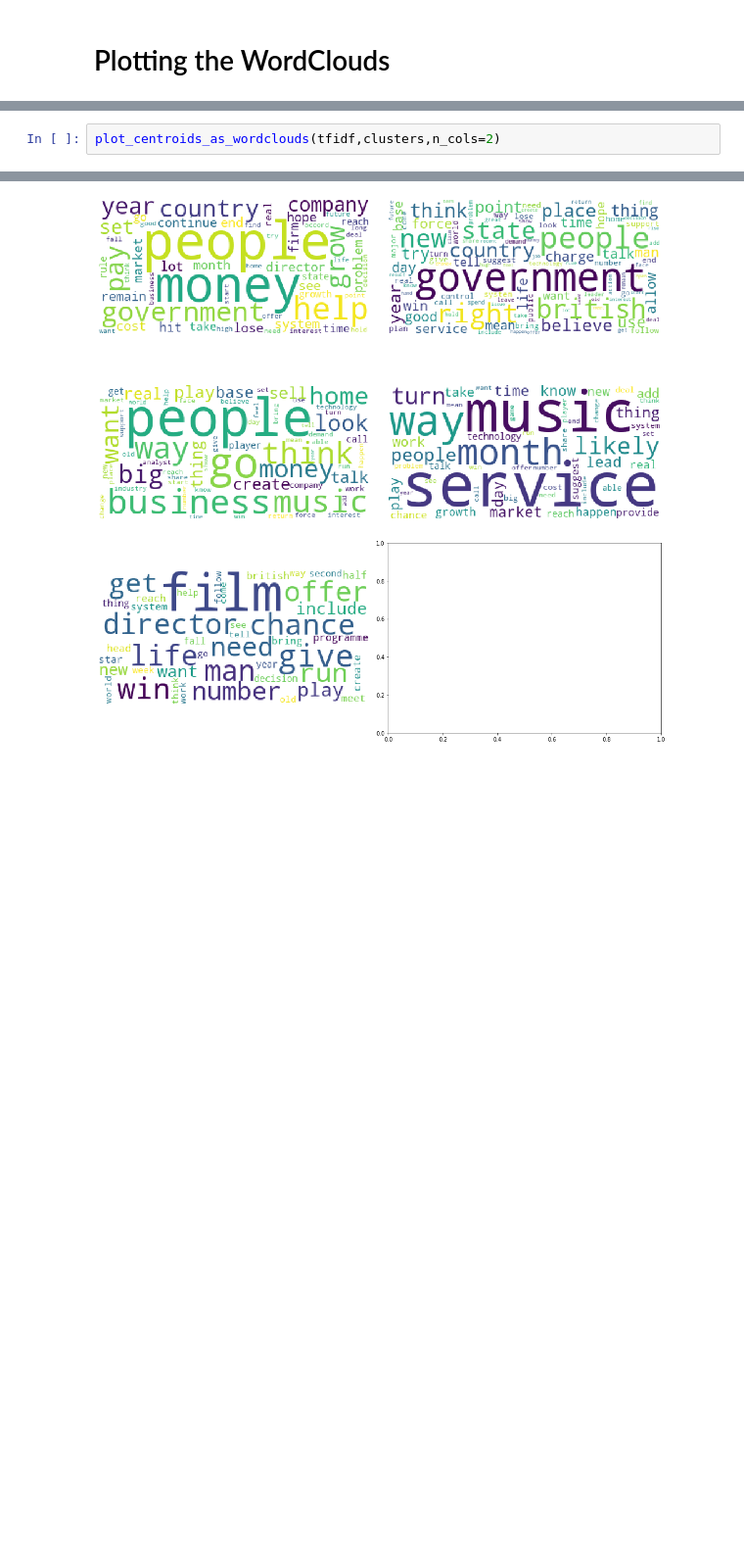
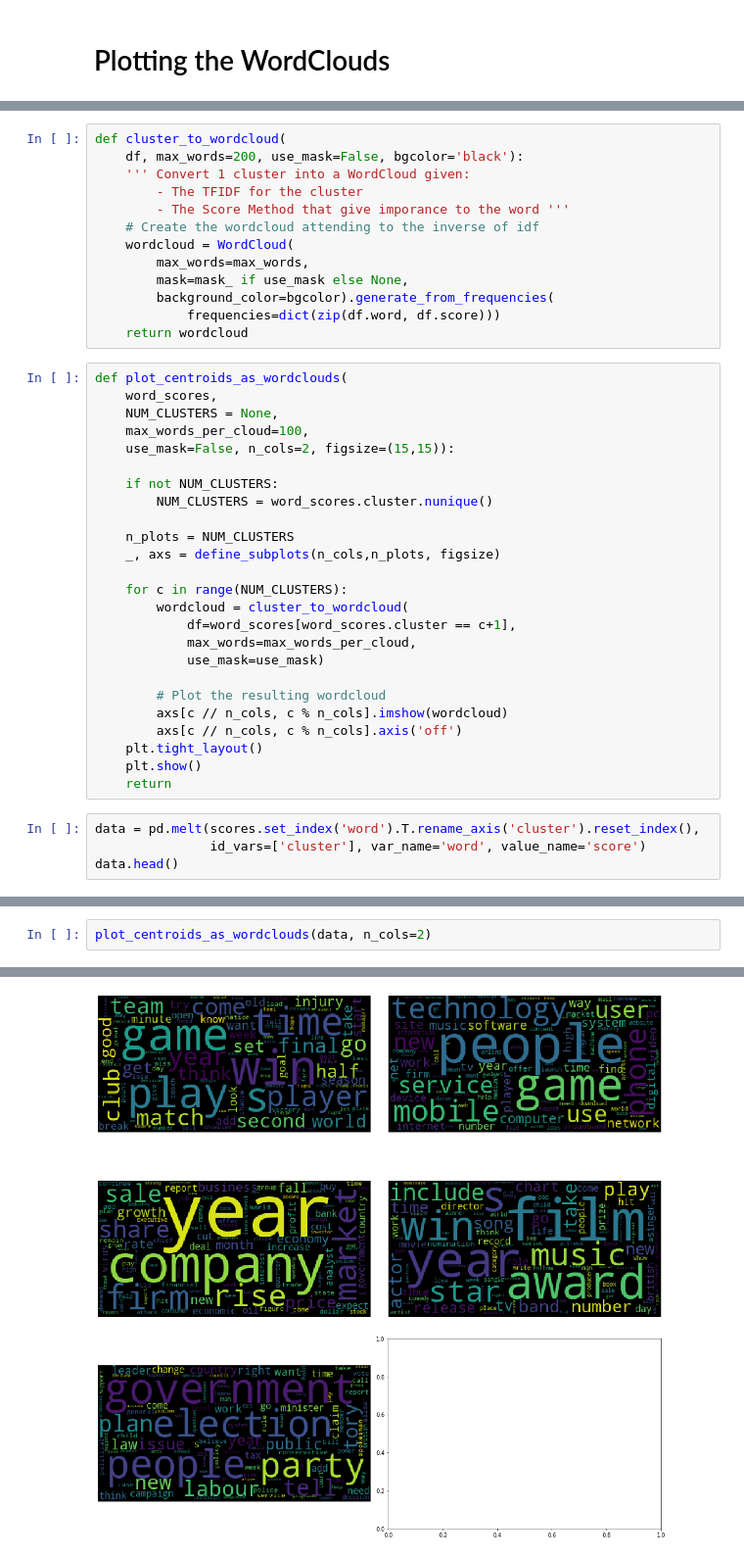
Before and after one commit to shanepeckham/NLP-1, a Jupyter notebook: Complementary_Courses/Document_Clustering/LDA.ipynb, the cells around one changed output, grey strips where cells are left out. Shown at 98% size. Drawn from its saved outputs; the diff is of its cells as text; blank space fills up the shorter version.

```diff
--- a/Complementary_Courses/Document_Clustering/LDA.ipynb
+++ b/Complementary_Courses/Document_Clustering/LDA.ipynb
@@ -435,0 +420,42 @@ def define_subplots(n_cols,n_plots,figsize=None):
+# %%
+def cluster_to_wordcloud(
+    df, max_words=200, use_mask=False, bgcolor='black'):
+    ''' Convert 1 cluster into a WordCloud given:
+        - The TFIDF for the cluster
+        - The Score Method that give imporance to the word '''
+    # Create the wordcloud attending to the inverse of idf
+    wordcloud = WordCloud(
+        max_words=max_words,
+        mask=mask_ if use_mask else None,
+        background_color=bgcolor).generate_from_frequencies(
+            frequencies=dict(zip(df.word, df.score)))
+    return wordcloud
+# %%
+def plot_centroids_as_wordclouds(
+    word_scores,
+    NUM_CLUSTERS = None,
+    max_words_per_cloud=100,
+    use_mask=False, n_cols=2, figsize=(15,15)):
+
+    if not NUM_CLUSTERS:
+        NUM_CLUSTERS = word_scores.cluster.nunique()
+
+    n_plots = NUM_CLUSTERS
+    _, axs = define_subplots(n_cols,n_plots, figsize)
+
+    for c in range(NUM_CLUSTERS):
+        wordcloud = cluster_to_wordcloud(
+            df=word_scores[word_scores.cluster == c+1],
+            max_words=max_words_per_cloud,
+            use_mask=use_mask)
+
+        # Plot the resulting wordcloud
+        axs[c // n_cols, c % n_cols].imshow(wordcloud)
+        axs[c // n_cols, c % n_cols].axis('off')
+    plt.tight_layout()
+    plt.show()
+    return
+# %%
+data = pd.melt(scores.set_index('word').T.rename_axis('cluster').reset_index(),
+               id_vars=['cluster'], var_name='word', value_name='score')
+data.head()
@@ -436,4 +469,4 @@ def define_subplots(n_cols,n_plots,figsize=None):
 # %%
-plot_centroids_as_wordclouds(tfidf,clusters,n_cols=2)
+plot_centroids_as_wordclouds(data, n_cols=2)
 # %% [output]
 3 2
@@ -441 +473 @@ plot_centroids_as_wordclouds(tfidf,clusters,n_cols=2)
-[figure, old version]
+[figure, new version]
```
Also changed, not shown: parts of 42 cells of this notebook, 3 other files.
